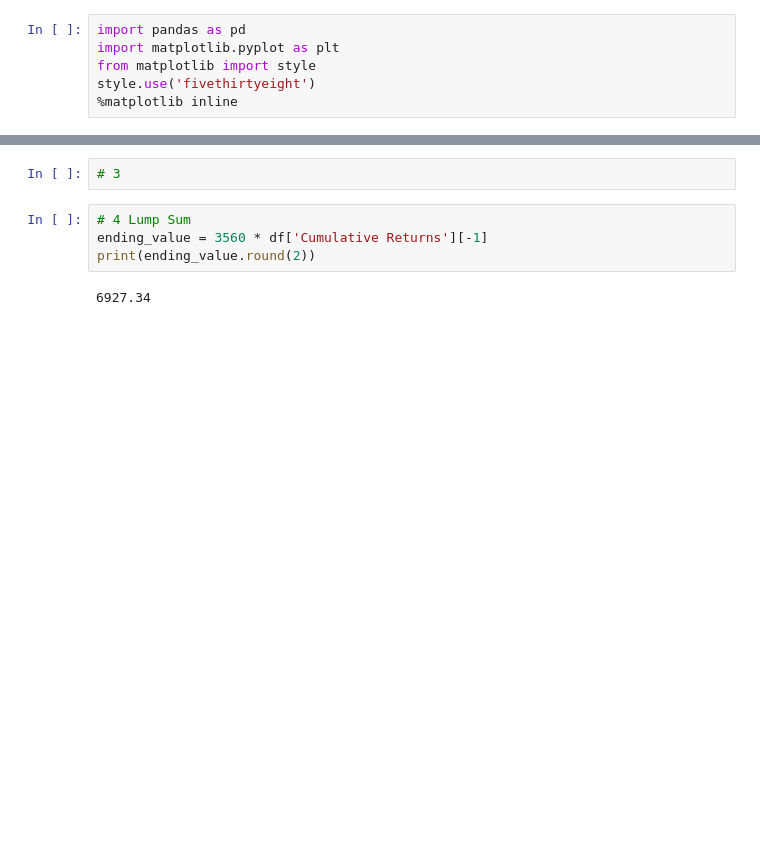
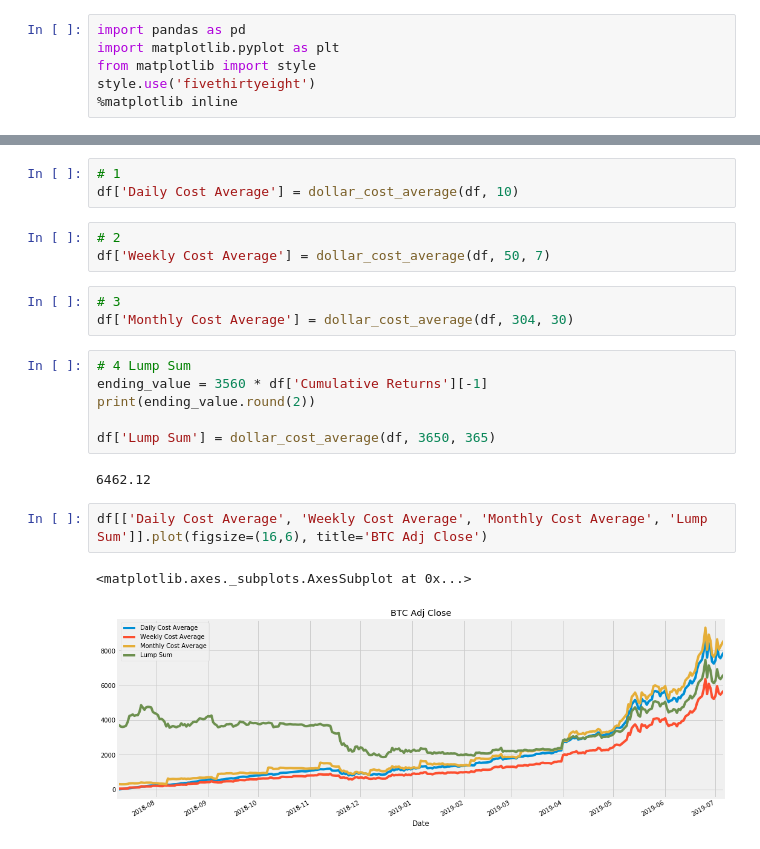
Before and after one commit to bcutrell/study, a Jupyter notebook: projects/BTC_cost_averaging.ipynb, the cells around one changed output, grey strips where cells are left out. Drawn from its saved outputs; the diff is of its cells as text; blank space fills up the shorter version.

```diff
--- a/projects/BTC_cost_averaging.ipynb
+++ b/projects/BTC_cost_averaging.ipynb
@@ -55,8 +78,22 @@ df.head()
-# %%
-# 3
+# %%
+# 1
+df['Daily Cost Average'] = dollar_cost_average(df, 10)
+# %%
+# 2
+df['Weekly Cost Average'] = dollar_cost_average(df, 50, 7)
+# %%
+# 3
+df['Monthly Cost Average'] = dollar_cost_average(df, 304, 30)
 # %%
 # 4 Lump Sum
 ending_value = 3560 * df['Cumulative Returns'][-1]
 print(ending_value.round(2))
+
+df['Lump Sum'] = dollar_cost_average(df, 3650, 365)
 # %% [output]
-6927.34
+6462.12
+# %%
+df[['Daily Cost Average', 'Weekly Cost Average', 'Monthly Cost Average', 'Lump Sum']].plot(figsize=(16,6), title='BTC Adj Close')
+# %% [output]
+<matplotlib.axes._subplots.AxesSubplot at 0x...>
+[figure, added]
```
Also changed, not shown: parts of 6 cells of this notebook.
